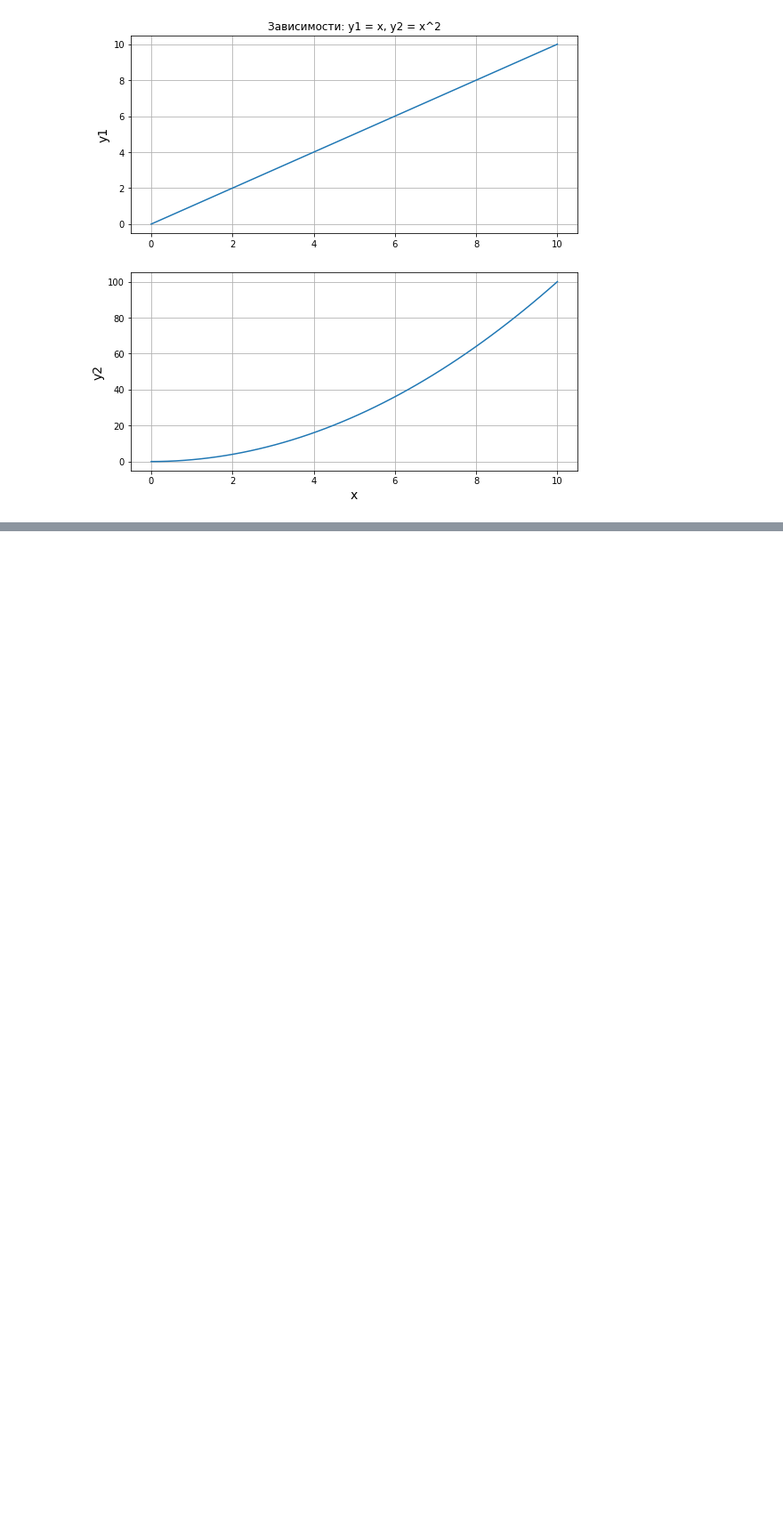
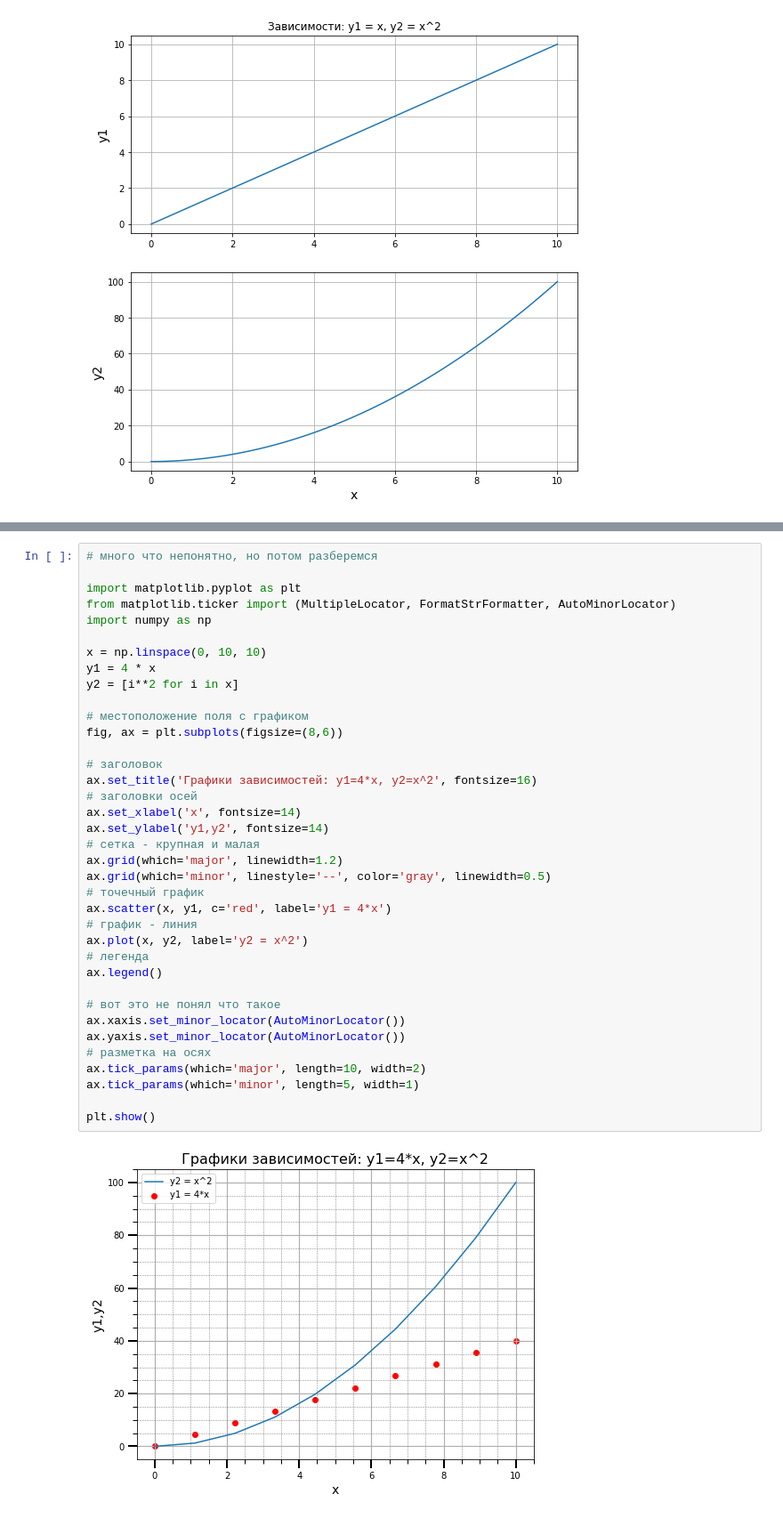
Before and after one commit to RustemDiveev/algo_python, a Jupyter notebook: matplotlib/1_quick_start.ipynb, the cells around one changed output, grey strips where cells are left out. Shown at 89% size. Saved outputs shown, nothing was run; the diff lists cells and outputs as text; blank space fills up the shorter version.

```diff
--- a/matplotlib/1_quick_start.ipynb
+++ b/matplotlib/1_quick_start.ipynb
@@ -79,0 +92,39 @@ plt.grid(True) # включение отображения сетки
+# %%
+# много что непонятно, но потом разберемся
+
+import matplotlib.pyplot as plt
+from matplotlib.ticker import (MultipleLocator, FormatStrFormatter, AutoMinorLocator)
+import numpy as np
+
+x = np.linspace(0, 10, 10)
+y1 = 4 * x
+y2 = [i**2 for i in x]
+
+# местоположение поля с графиком
+fig, ax = plt.subplots(figsize=(8,6))
+
+# заголовок
+ax.set_title('Графики зависимостей: y1=4*x, y2=x^2', fontsize=16)
+# заголовки осей
+ax.set_xlabel('x', fontsize=14)
+ax.set_ylabel('y1,y2', fontsize=14)
+# сетка - крупная и малая
+ax.grid(which='major', linewidth=1.2)
+ax.grid(which='minor', linestyle='--', color='gray', linewidth=0.5)
+# точечный график
+ax.scatter(x, y1, c='red', label='y1 = 4*x')
+# график - линия
+ax.plot(x, y2, label='y2 = x^2')
+# легенда
+ax.legend()
+
+# вот это не понял что такое
+ax.xaxis.set_minor_locator(AutoMinorLocator())
+ax.yaxis.set_minor_locator(AutoMinorLocator())
+# разметка на осях
+ax.tick_params(which='major', length=10, width=2)
+ax.tick_params(which='minor', length=5, width=1)
+
+plt.show()
+# %% [output]
+[figure, added]
```
Also changed, not shown: parts of 1 cell of this notebook.
